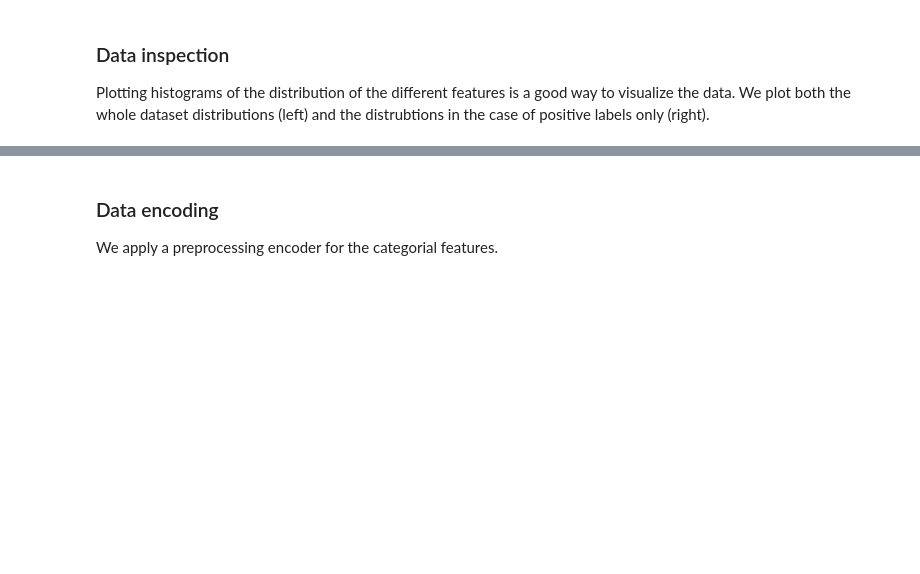
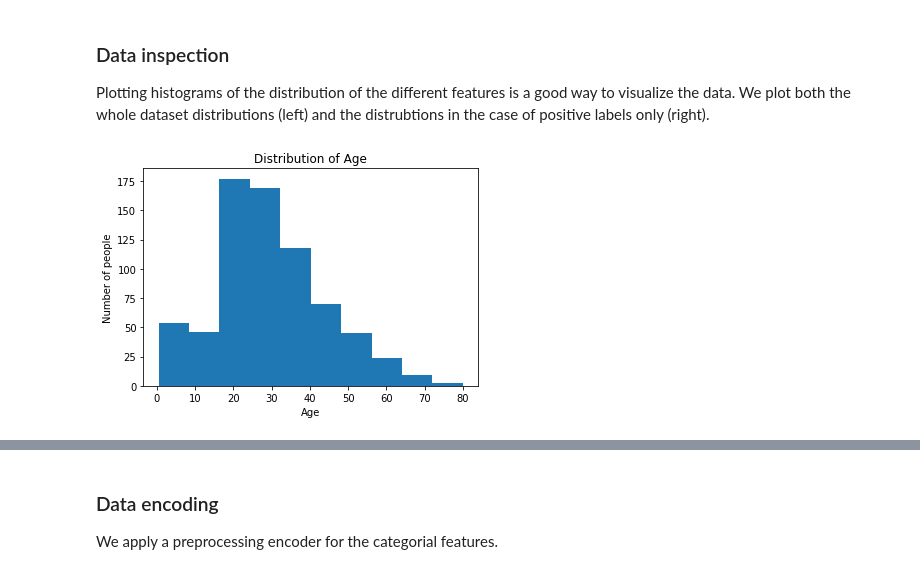
Before and after one commit to BreakingCodeUser/ml-i6-breakingcode, a Jupyter notebook: titanic.ipynb, the cells around one changed output, grey strips where cells are left out. Saved outputs shown, nothing was run; the diff lists cells and outputs as text; code cells hidden in the pictures; blank space fills up the shorter version.

```diff
--- a/titanic.ipynb
+++ b/titanic.ipynb
@@ -39,0 +43,15 @@ print("3. finished uploading validation set")
+# %%
+clean_training_data = training_set.drop("Name", axis = 1)
+clean_training_data.head()
+clean_training_data = clean_training_data.drop("Ticket", axis = 1)
+clean_training_data.head()
+clean_training_data = clean_training_data.drop("Cabin", axis = 1)
+clean_training_data.head()
+clean_training_data = clean_training_data.drop("PassengerId", axis = 1)
+clean_training_data.head()
+clean_training_data = pd.get_dummies(clean_training_data, columns = ["Sex"])
+clean_training_data.head()
+clean_training_data = pd.get_dummies(clean_training_data, columns = ["Embarked"])
+clean_training_data.head()
+clean_training_data = clean_training_data.dropna(how='any',axis = 0)
+clean_training_data.head()
@@ -69,0 +68,13 @@ plt.subplots_adjust(hspace=0.7, wspace=0.2)
+# %%
+import matplotlib.pyplot as plt
+import pandas as pd
+
+data = clean_training_data['Age']
+
+data.plot(kind='hist')
+plt.ylabel('Number of people')
+plt.xlabel('Age')
+plt.title('Distribution of Age')
+plt.show()
+# %% [output]
+[figure, added]
```
Also changed, not shown: parts of 5 cells of this notebook.
